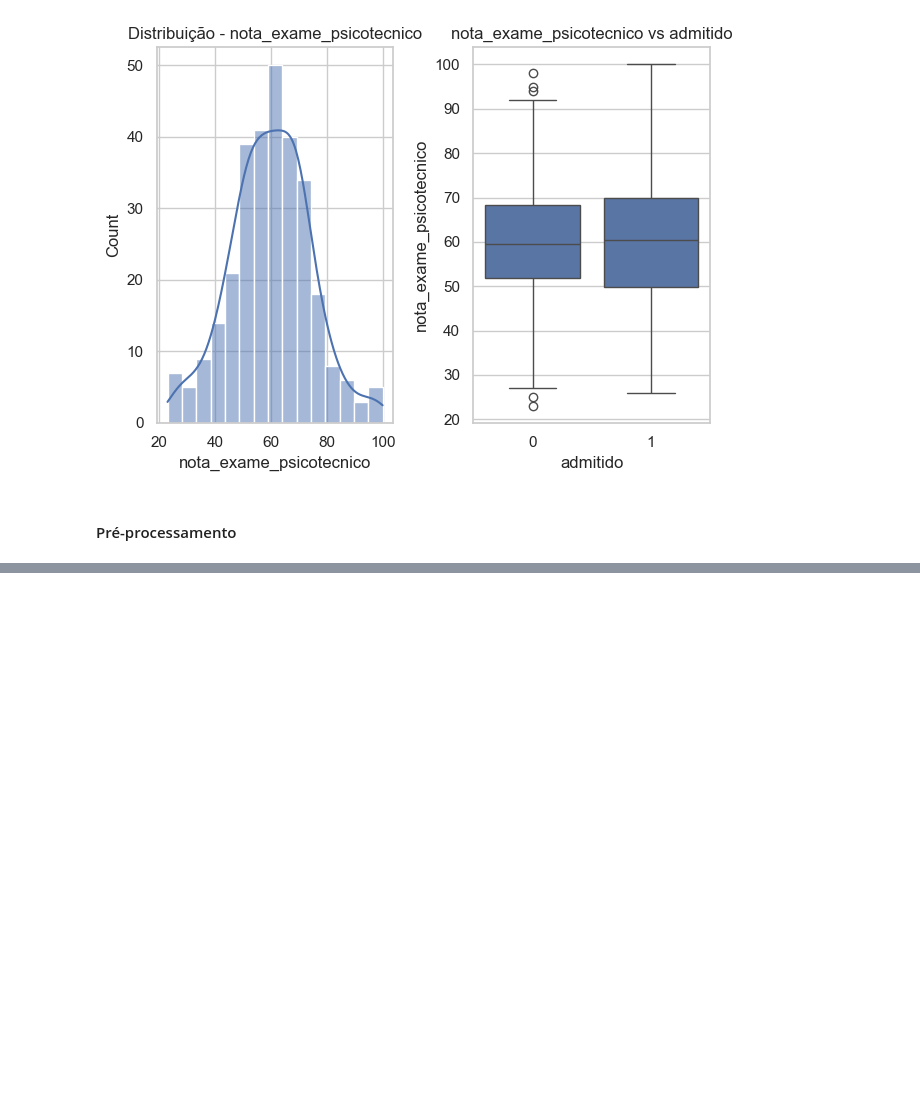
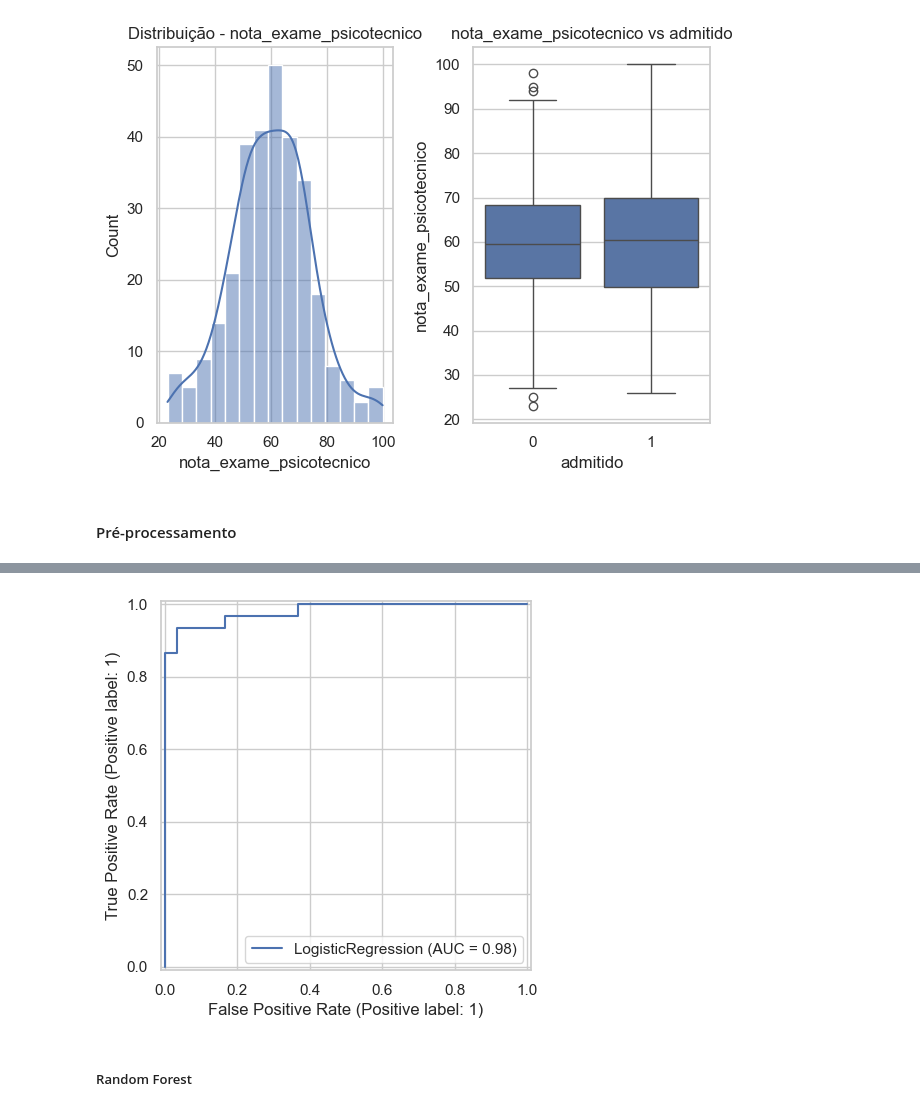
Before and after one commit to lmonferrari/psychic-broccoli, a Jupyter notebook: model.ipynb, the cells around one changed output, grey strips where cells are left out. Cells and saved outputs as stored; diff of their text form; code cells hidden in the pictures; blank space fills up the shorter version.

Commit message:
criação do modelo

```diff
--- a/model.ipynb
+++ b/model.ipynb
@@ -120,0 +133,8 @@ pickle.dump(scaler, open(os.path.join(BASEDIR, "artifacts", "scaler.pkl"), "wb")
+# %%
+model_lg = LogisticRegression()
+# %%
+model_lg.fit(X_train_scaled, y_train)
+predicted = model_lg.predict(X_test_scaled)
+
+print("accuracy: ", accuracy_score(y_test, predicted) * 100)
+print("classification report: \n", classification_report(y_test, predicted))
@@ -120,0 +165,6 @@ pickle.dump(scaler, open(os.path.join(BASEDIR, "artifacts", "scaler.pkl"), "wb")
+# %%
+RocCurveDisplay.from_estimator(model_lg, X_test_scaled, y_test)
+# %% [output]
+[figure, added]
+# %% [markdown]
+##### Random Forest
```
Also changed, not shown: parts of 20 cells of this notebook, 1 other file.
